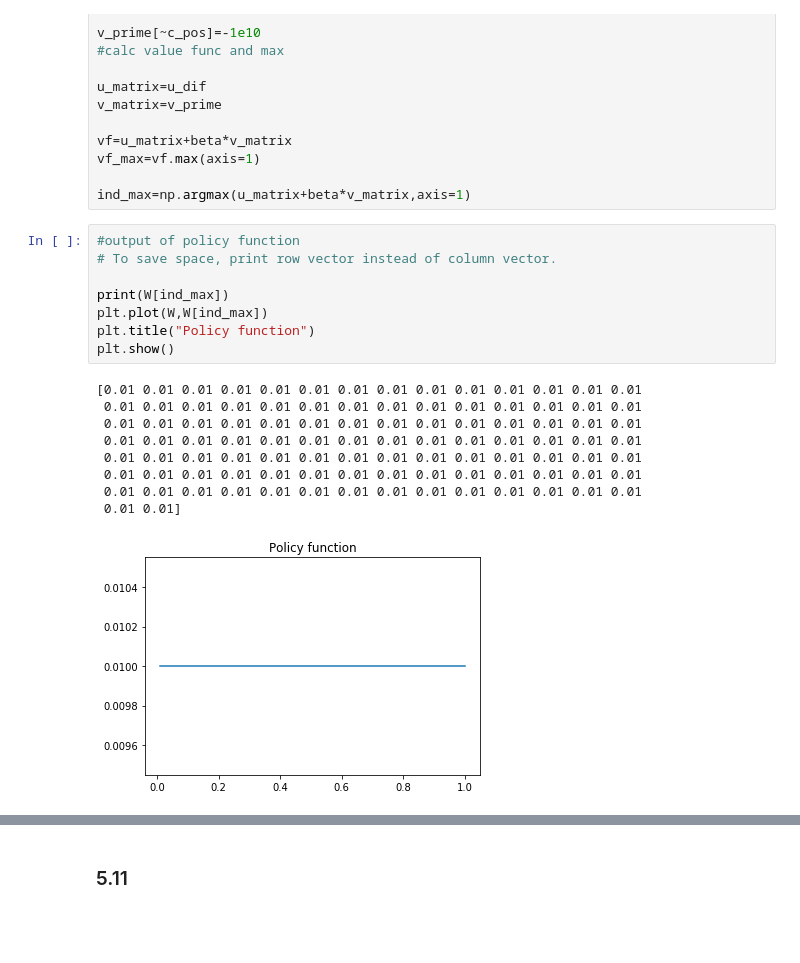
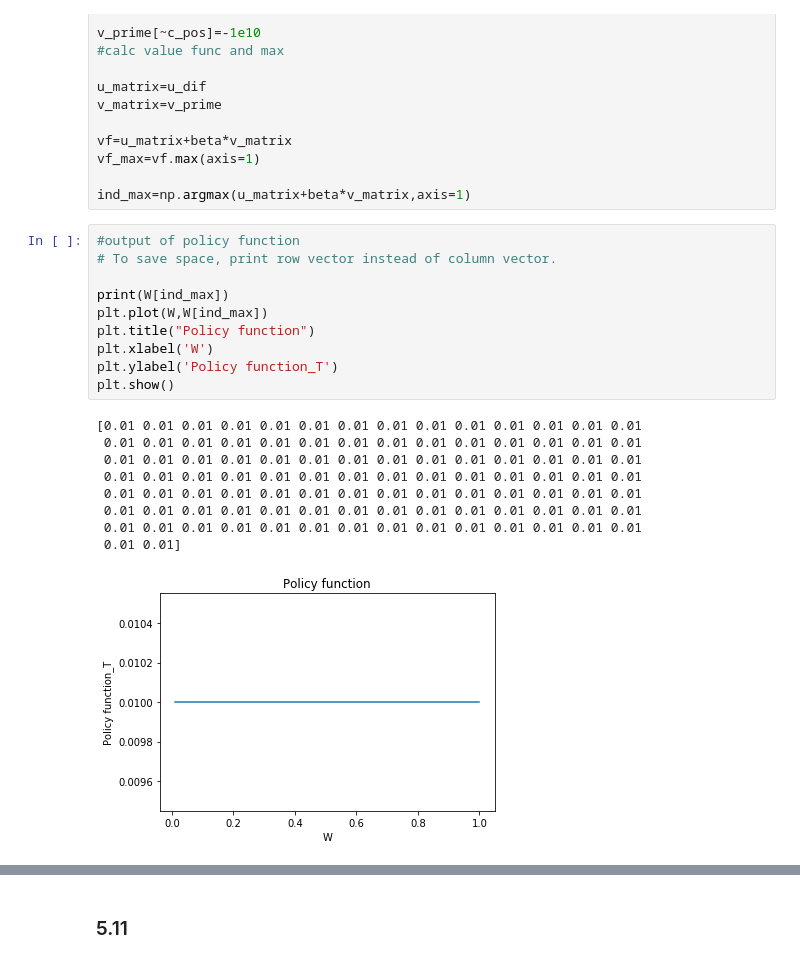
Before and after one commit to timqzhang/persp-model-econ_w20, a Jupyter notebook: ProblemSets/PS3/per_hw3.ipynb, the cells around one changed output, grey strips where cells are left out. Drawn from its saved outputs; the diff is of its cells as text; blank space fills up the shorter version.

```diff
--- a/ProblemSets/PS3/per_hw3.ipynb
+++ b/ProblemSets/PS3/per_hw3.ipynb
@@ -223,21 +223,23 @@ ind_max=np.argmax(u_matrix+beta*v_matrix,axis=1)
 # %%
 #output of policy function
 # To save space, print row vector instead of column vector.
 
 print(W[ind_max])
 plt.plot(W,W[ind_max])
 plt.title("Policy function")
+plt.xlabel('W')
+plt.ylabel('Policy function_T')
 plt.show()
 # %% [output]
 [0.01 0.01 0.01 0.01 0.01 0.01 0.01 0.01 0.01 0.01 0.01 0.01 0.01 0.01
  0.01 0.01 0.01 0.01 0.01 0.01 0.01 0.01 0.01 0.01 0.01 0.01 0.01 0.01
  0.01 0.01 0.01 0.01 0.01 0.01 0.01 0.01 0.01 0.01 0.01 0.01 0.01 0.01
  0.01 0.01 0.01 0.01 0.01 0.01 0.01 0.01 0.01 0.01 0.01 0.01 0.01 0.01
  0.01 0.01 0.01 0.01 0.01 0.01 0.01 0.01 0.01 0.01 0.01 0.01 0.01 0.01
  0.01 0.01 0.01 0.01 0.01 0.01 0.01 0.01 0.01 0.01 0.01 0.01 0.01 0.01
  0.01 0.01 0.01 0.01 0.01 0.01 0.01 0.01 0.01 0.01 0.01 0.01 0.01 0.01
  0.01 0.01]
-[figure, old version]
+[figure, new version]
 # %%
 # To save space, print row vector instead of column vector.
 # When drawing the functions, to make the figure more beautiful, drop the first plot.
```
Also changed, not shown: parts of 15 cells of this notebook.
